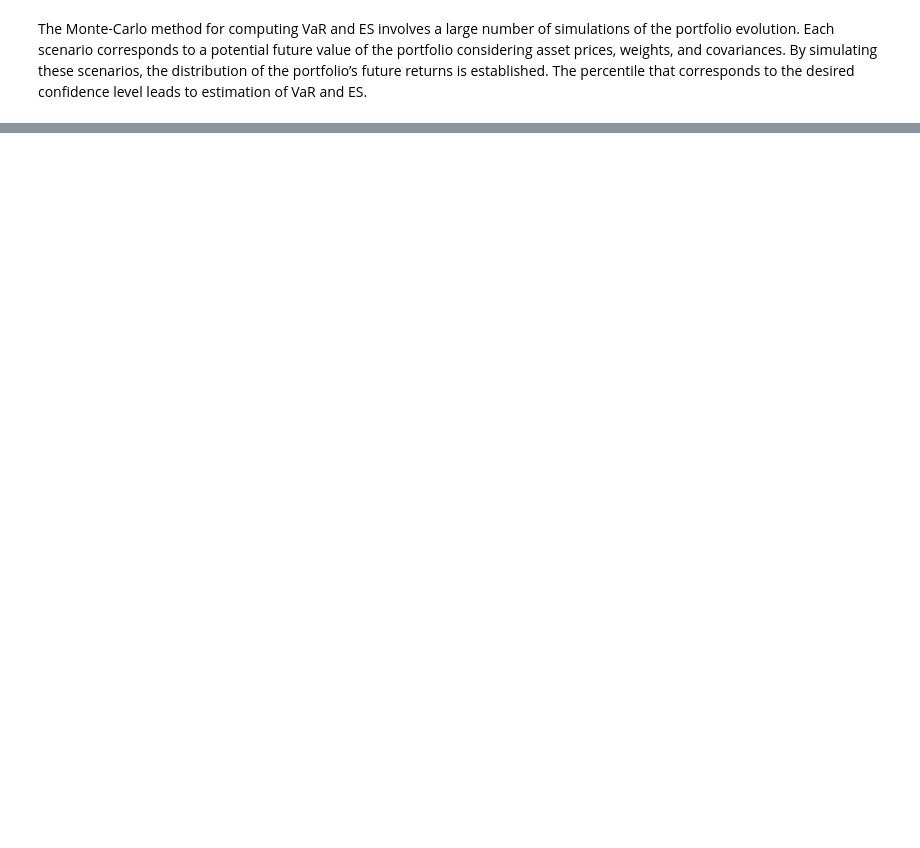
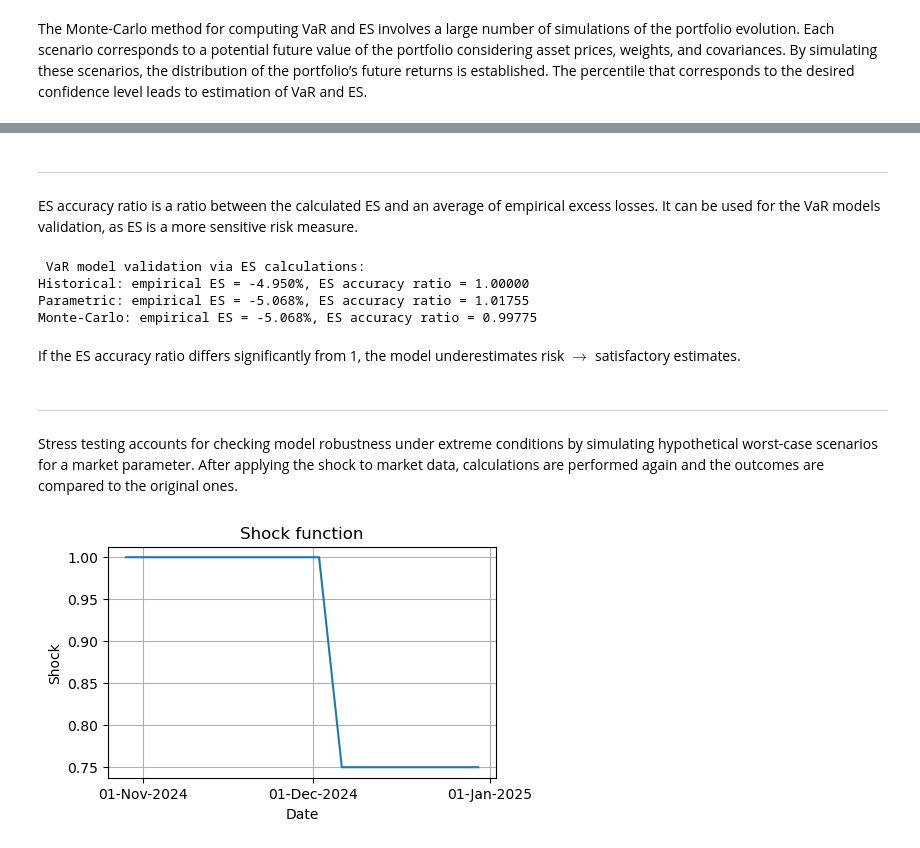
Before and after one commit to ANakonieczna/Computational-Finance, a Jupyter notebook: 02_PRACTICE_OptionPricing_Vol_VaR_ES_ModelValid.ipynb, the cells around one changed output, grey strips where cells are left out. Saved outputs shown, nothing was run; the diff lists cells and outputs as text; code cells hidden in the pictures; blank space fills up the shorter version.

```diff
--- a/02_PRACTICE_OptionPricing_Vol_VaR_ES.ipynb
+++ b/02_PRACTICE_OptionPricing_Vol_VaR_ES_ModelValid.ipynb
@@ -859,0 +1054,4 @@ plt.show()
+# %% [markdown]
+-------
+# %% [markdown]
+ES accuracy ratio is a ratio between the calculated ES and an average of empirical excess losses. It can be used for the VaR models validation, as ES is a more sensitive risk measure.
@@ -859,0 +1102,45 @@ plt.show()
+# %%
+# printing results
+print("\n VaR model validation via ES calculations:")
+print(f"Historical: empirical ES = {ES_emp_hist*100:.3f}%, ES accuracy ratio = {ES_ar_hist:.5f}")
+print(f"Parametric: empirical ES = {ES_emp_param*100:.3f}%, ES accuracy ratio = {ES_ar_param:.5f}")
+print(f"Monte-Carlo: empirical ES = {ES_emp_MC*100:.3f}%, ES accuracy ratio = {ES_ar_MC:.5f}")
+# %% [output]
+ VaR model validation via ES calculations:
+Historical: empirical ES = -4.950%, ES accuracy ratio = 1.00000
+Parametric: empirical ES = -5.068%, ES accuracy ratio = 1.01755
+Monte-Carlo: empirical ES = -5.068%, ES accuracy ratio = 0.99775
+# %% [markdown]
+If the ES accuracy ratio differs significantly from 1, the model underestimates risk $\rightarrow$ satisfactory estimates.
+# %% [markdown]
+-------
+# %% [markdown]
+Stress testing accounts for checking model robustness under extreme conditions by simulating hypothetical worst-case scenarios for a market parameter. After applying the shock to market data, calculations are performed again and the outcomes are compared to the original ones.
+# %%
+shock_factor = -0.25   # percentage drop in all assets values, converted to decimal #####################################
+shock_duration = 4     # length of shock in days #####################################
+# %%
+# creating dataframe of dates and shock applied to stock data at the beginning of Dec-2024
+shock_dict = {'Date': stockdata['Date'], 'Shock': 1.0}
+shock = pd.DataFrame(shock_dict)
+
+for i in range(shock_duration-1):
+    shock.loc[192+i, 'Shock'] = shock.loc[192+i, 'Shock'] + (i + 1) / shock_duration * shock_factor
+
+shock.loc[195:, 'Shock'] += shock.loc[195:, 'Shock'].apply(lambda x: x * shock_factor)
+# %%
+# plotting the shock function
+plt.figure(figsize = (5,3))
+plt.title("Shock function")
+plt.xlabel("Date")
+plt.ylabel("Shock")
+
+x = [dt.datetime.strptime(d, '%d/%m/%Y').date() for d in stockdata['Date']]
+plt.gca().xaxis.set_major_formatter(mdates.DateFormatter('%d-%b-%Y'))
+plt.gca().xaxis.set_major_locator(mdates.MonthLocator())
+
+plt.plot(x[167:210], shock.loc[168:210, 'Shock'])
+
+plt.grid(True)
+# %% [output]
+[figure, added]
```
Also changed, not shown: parts of 40 cells of this notebook.
